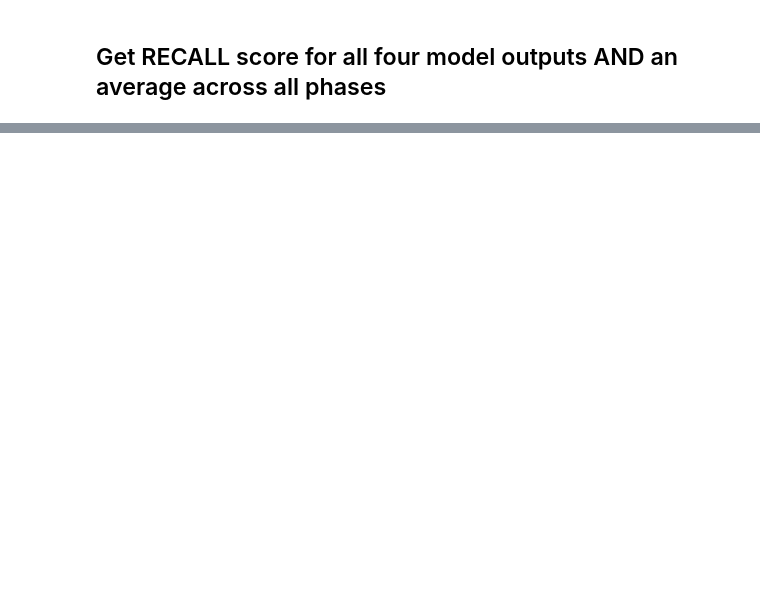
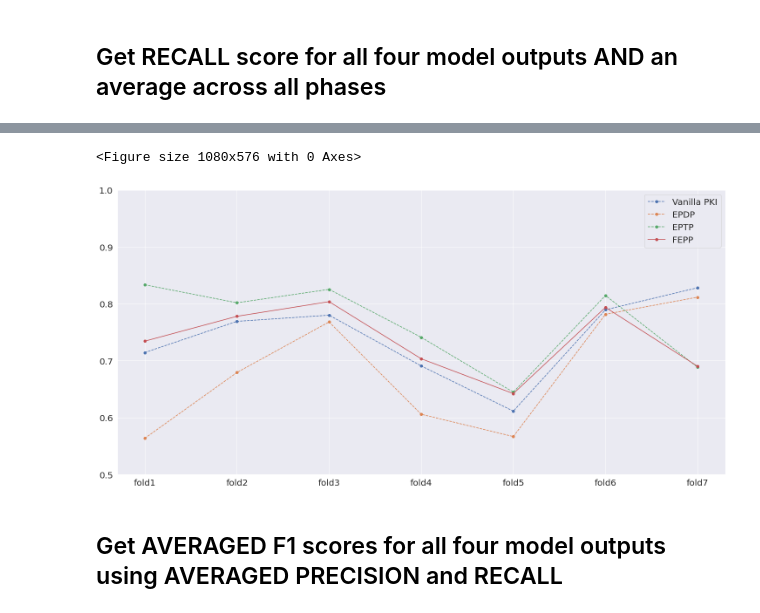
Before and after one commit to jennazhou/SurgicalWorkflowSegmentation, a Jupyter notebook: evaluation.ipynb, the cells around one changed output, grey strips where cells are left out. Drawn from its saved outputs; the diff is of its cells as text; code cells hidden in the pictures; blank space fills up the shorter version.

```diff
--- a/evaluation.ipynb
+++ b/evaluation.ipynb
@@ -457,13 +659,34 @@ Average precision across all videos all phases:0.7478465751475342
 # %% [markdown]
 ## Get RECALL score for all four model outputs AND an average across all phases
 # %%
+recall_scores = {}
+recalls_by_fold = {}
 for model_output_name in pki_outputs:
     scores = evalScorePerPhase(pki_output_dict_no_zero[model_output_name], true_label_no_zero, data_dict, "recall")
-#     printPhaseMetricScores(scores)
-    ave_scores = getAveScoreAcrossAllVid(scores)
+    # get per fold precision score
+    ave_scores_dict = getAveScoreAcrossAllFolds(scores, test_folds)
+    # get average score across all folds
+    ave_scores = getAveScoreAcrossAllVid(ave_scores_dict)
+     # get average by fold (vector length: 7)
+    ave_scores_by_fold = getAveScoreByFold(ave_scores_dict)
+
+
+    # store
+    recall_scores[model_output_name] = ave_scores_dict
+    recalls_by_fold[model_output_name] = ave_scores_by_fold
+
+    # print
     print("Current model:{}".format(model_output_name))
-    print("Average precision scores for individual phase:\n{}".format(ave_scores))
-    print("Average precision across all videos all phases:{}".format(np.sum(ave_scores)/len(ave_scores)))
+    print("Per fold recall socres:")
+    printPerFoldAveScores(ave_scores_dict)
+    print("Average recall scores for individual phase:\n{}".format(ave_scores))
+    print("Average recall scores BY FOLD:\n{}".format(ave_scores_by_fold))
+    # get mean and std for the score
+    mu, sig = norm.fit(ave_scores_by_fold)
+    print("Model {} has average score of {} +/- {}".format(model_output_name, mu*100, sig*100))
     print()
+
+
+print(recall_scores)
 # %% [output]
 Current model:vanilla
@@ -621,0 +709,7 @@ Average FEPP score:0.7196509404544286
+# %%
+plot(recalls_by_fold)
+# %% [output]
+<Figure size 1080x576 with 0 Axes>
+[figure, added]
+# %% [markdown]
+## Get AVERAGED F1 scores for all four model outputs using AVERAGED PRECISION and RECALL
```
Also changed, not shown: parts of 39 cells of this notebook.
